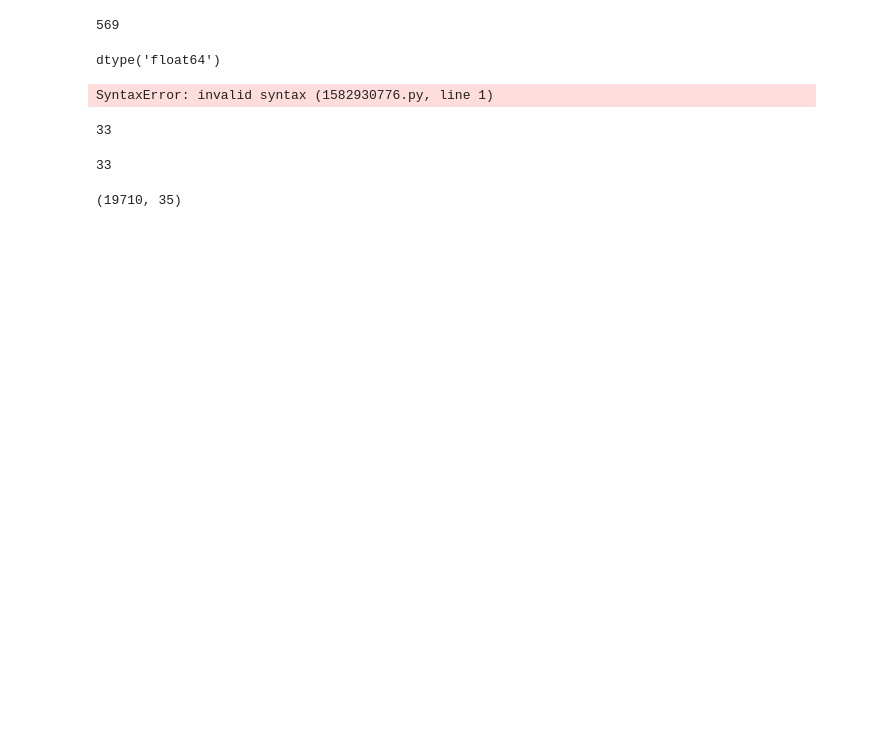
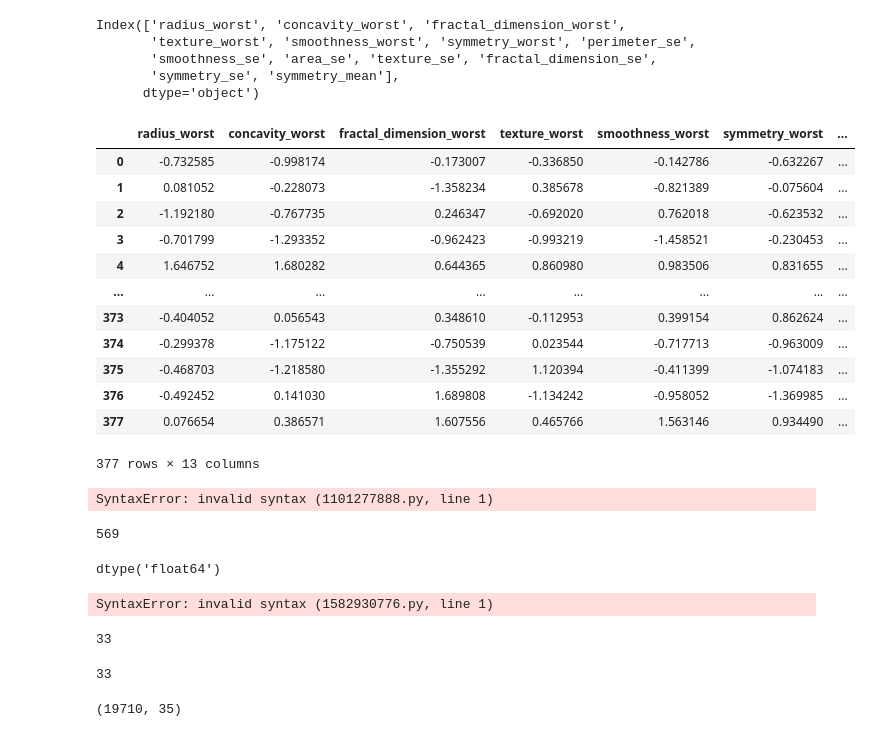
Before and after one commit to niconomist98/BreastCancerClassml, a Jupyter notebook: notebooks/pruebas.ipynb, the cells around one changed output. Saved outputs shown, nothing was run; the diff lists cells and outputs as text; code cells hidden in the pictures; blank space fills up the shorter version.

```diff
--- a/notebooks/pruebas.ipynb
+++ b/notebooks/pruebas.ipynb
@@ -3,6 +3,36 @@ import pandas as pd
 import src.data.preprocessing
 from sklearn import preprocessing
 
-df=pd.read_csv('../data/interim/data.csv')
+df=pd.read_csv('../data/processed/x_train_model_input.csv')
 pd.set_option('display.max_rows',50)
 pd.set_option('display.max_columns', 50)
+# %%
+df.columns
+# %% [output]
+Index(['radius_worst', 'concavity_worst', 'fractal_dimension_worst',
+       'texture_worst', 'smoothness_worst', 'symmetry_worst', 'perimeter_se',
+       'smoothness_se', 'area_se', 'texture_se', 'fractal_dimension_se',
+       'symmetry_se', 'symmetry_mean'],
+      dtype='object')
+# %%
+df=df[['radius_worst', 'concavity_worst', 'fractal_dimension_worst',
+       'texture_worst', 'smoothness_worst', 'symmetry_worst', 'perimeter_se',
+       'smoothness_se', 'area_se', 'texture_se', 'fractal_dimension_se',
+       'symmetry_se', 'symmetry_mean']]
+# %%
+df=df.drop_duplicates( )
+df
+# %% [output]
+|  | radius_worst | concavity_worst | fractal_dimension_worst | texture_worst | smoothness_worst | symmetry_worst | ... |
+| 0 | -0.732585 | -0.998174 | -0.173007 | -0.336850 | -0.142786 | -0.632267 | ... |
+| 1 | 0.081052 | -0.228073 | -1.358234 | 0.385678 | -0.821389 | -0.075604 | ... |
+| 2 | -1.192180 | -0.767735 | 0.246347 | -0.692020 | 0.762018 | -0.623532 | ... |
+| 3 | -0.701799 | -1.293352 | -0.962423 | -0.993219 | -1.458521 | -0.230453 | ... |
+| 4 | 1.646752 | 1.680282 | 0.644365 | 0.860980 | 0.983506 | 0.831655 | ... |
+| ... | ... | ... | ... | ... | ... | ... | ... |
+| 373 | -0.404052 | 0.056543 | 0.348610 | -0.112953 | 0.399154 | 0.862624 | ... |
+| 374 | -0.299378 | -1.175122 | -0.750539 | 0.023544 | -0.717713 | -0.963009 | ... |
+| 375 | -0.468703 | -1.218580 | -1.355292 | 1.120394 | -0.411399 | -1.074183 | ... |
+| 376 | -0.492452 | 0.141030 | 1.689808 | -1.134242 | -0.958052 | -1.369985 | ... |
+| 377 | 0.076654 | 0.386571 | 1.607556 | 0.465766 | 1.563146 | 0.934490 | ... |
+377 rows × 13 columns
@@ -9,3 +54,7 @@ pd.set_option('display.max_columns', 50)
+# %%
+columns_list_ready.in(total_features)
+# %% [output]
+SyntaxError: invalid syntax (1101277888.py, line 1)
 # %%
 data1=df.isna().sum()
 data2 =df.isna().sum().sum()
```
Also changed, not shown: parts of 3 cells of this notebook, 4 other files.
